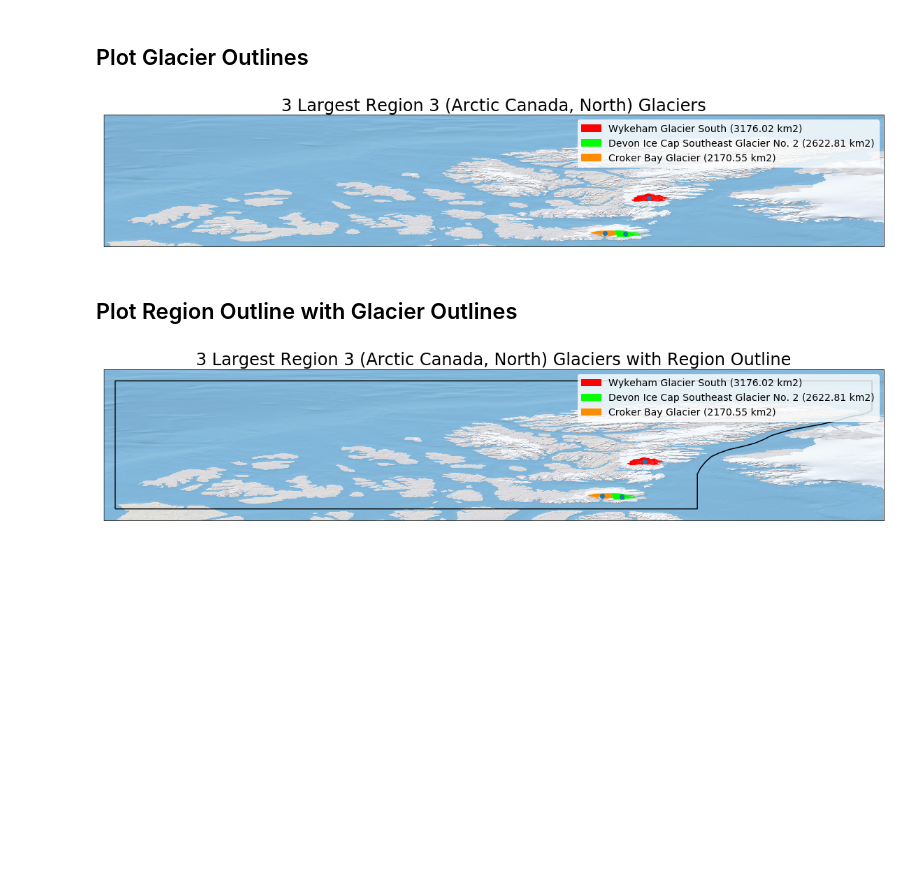
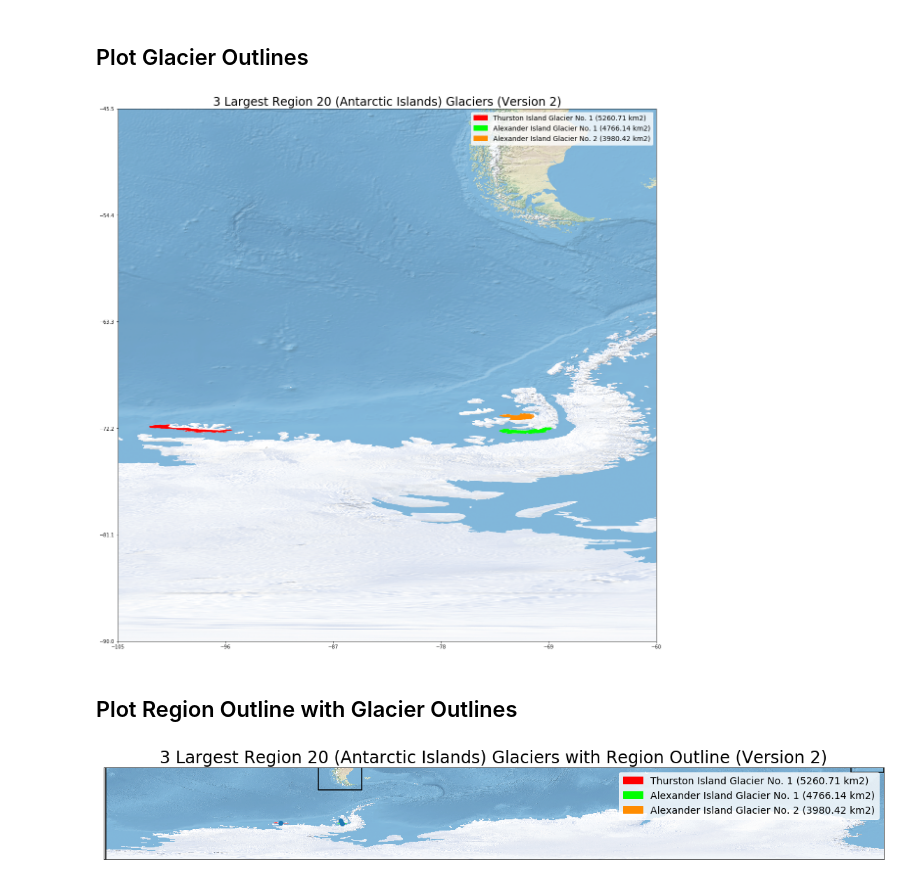
Before and after one commit to windnage/wgms-glacier-project, a Jupyter notebook: notebooks/9-view-final-data.ipynb, the cells around one changed output. Cells and saved outputs as stored; diff of their text form; code cells hidden in the pictures; blank space fills up the shorter version.

Commit message:
Updating notebooks for version 2

```diff
--- a/notebooks/9-view-final-data.ipynb
+++ b/notebooks/9-view-final-data.ipynb
@@ -30,13 +30,14 @@ if module_path not in sys.path:
 import scripts.wgms_scripts as ws
 # %%
 # Set region number, region name, and region index
-# Once these are set, this notebook should run automatically for the specified region
-region_number = 3
+# Once these are set, this notebook should run automatically for the specified region.
+# Note region 19 = Antarctic Mainland, 20 = Antarctic Islands
+region_number = 20
 region_name = ["Alaska", "Western Canada and USA", "Arctic Canada, North", "Arctic Canada, South", \
                "Greenland Periphery", "Iceland", "Svalbard and Jan Mayen", "Scandinavia", "Russian Arctic", \
-               "Asia, North", "Asia, North", "Central Europe", "Caucasus and Middle East", "Asia, Central", \
+               "Asia, North", "Central Europe", "Caucasus and Middle East", "Asia, Central", \
                "Asia, South West", "Asia, South East", "Low Latitudes", "Southern Andes", "New Zealand", \
-               "Antarctic and Subantarctic"]
+               "Antarctic Mainland", "Antarctic Islands"]
 
 # Set version number for the final data
 final_version = 2
@@ -56,8 +57,12 @@ with rio.open(ne_fp) as ne_src:
 glacier_regions_fp = "data/gtn-g-glacier-regions/cleaned/GTN-G_glacier_regions_201707_cleaned.shp"
 glacier_regions = gpd.read_file(glacier_regions_fp)
 
-# Extract Region outline
-region_outline = glacier_regions[region_number-1:region_number]
+# Extract Region outline. If region is 20 (Subanarctic Islands) need to subtract index by 2 so that we open Region 19
+# which includes these islands
+if region_number == 20:
+    region_outline = glacier_regions[region_number-2:region_number-1]
+else:
+    region_outline = glacier_regions[region_number-1:region_number]
 # %%
 # Plot region outline over the natural earth
 # Plot natural earth basemap
@@ -115,39 +135,68 @@ legend_labels = [final_glacier_data_df['glac_name'][0] + \
                  final_glacier_data_df['glac_name'][2] + \
                  ' (' + str(round(final_glacier_data_df['area_km2'][2], 2)) + ' km2)']
 legend_patches = [Patch(color=icolor, label=label)
                   for icolor, label in zip(legend_colors, legend_labels)]
 
 # Set up plot space
 fig, ax = plt.subplots(figsize=(20,20))
 minx, miny, maxx, maxy = region_outline.total_bounds
+# Zoom in
+zoom = 1
+if zoom == 1:
+    # Zoom exacty in on a particlar outline
+    #minx, miny, maxx, maxy = final_glacier_data_df.iloc[2:3].total_bounds
+
+    # manually set bounds
+    maxx = -60
+    minx = -105
+    #miny = -44
+    #maxy = -43
+    #minx = 170
+    #maxx = 171
 ax.set_xlim(minx, maxx)
 ax.set_ylim(miny, maxy)
 
 # Plot natural earth basemap
 ep.plot_rgb(ne_raster,
             rgb=[0, 1, 2],
             extent=ne_src_extent,
             ax=ax)
 
 # Plot 3 largest glaciers from glims dataframe
-final_glacier_data_df.iloc[0:1].plot(ax=ax, color='red')
-final_glacier_data_df.iloc[1:2].plot(ax=ax, color='lime')
-final_glacier_data_df.iloc[2:3].plot(ax=ax, color='darkorange')
-ax.set_title('3 Largest Region ' + str(region_number) + " (" + region_name[region_number-1] + ') Glaciers', fontsize=24)
+final_glacier_data_df.iloc[0:1].plot(ax=ax, color='red') #, linewidth=10)
+final_glacier_data_df.iloc[1:2].plot(ax=ax, color='lime') #, linewidth=10)
+final_glacier_data_df.iloc[2:3].plot(ax=ax, color='darkorange') #, linewidth=10)
+ax.set_title('3 Largest Region ' + str(region_number) + " (" + region_name[region_number-1] + ') Glaciers (Version ' + \
+             str(final_version) + ')', fontsize=24)
 
 # Plot the center points of the glacier complexes
-centroidseries_gl.plot(ax=ax)
+#centroidseries_gl.plot(ax=ax)
 
 # Plot legend
 ax.legend(handles=legend_patches,
          facecolor ="white",
          edgecolor = "white",
          fontsize = 14,
          bbox_to_anchor = (1.0,1.0))
+         #bbox_to_anchor = (1.0,0.4))
 
+showticks = 1
+if showticks == 1:
+    ax.set_axis_on()
+    # Create evenly spaced x-axis and y-axis tick marks
+    xtick1 = minx+((maxx-minx)/5*1)
+    xtick2 = minx+((maxx-minx)/5*2)
+    xtick3 = minx+((maxx-minx)/5*3)
+    xtick4 = minx+((maxx-minx)/5*4)
+    ytick1 = miny+((maxy-miny)/5*1)
+    ytick2 = miny+((maxy-miny)/5*2)
+    ytick3 = miny+((maxy-miny)/5*3)
+    ytick4 = miny+((maxy-miny)/5*4)
+    ax.set_xticks([minx, xtick1, xtick2, xtick3, xtick4, maxx])
+    ax.set_yticks([miny, ytick1, ytick2, ytick3, ytick4, maxy])
 plt.show()
 # %% [output]
-[figure, old version]
+[figure, new version]
 # %% [markdown]
 ## Plot Region Outline with Glacier Outlines
 # %%
@@ -206,7 +255,7 @@ final_glacier_data_df.iloc[0:1].plot(ax=ax, color='red')
 final_glacier_data_df.iloc[1:2].plot(ax=ax, color='lime')
 final_glacier_data_df.iloc[2:3].plot(ax=ax, color='darkorange')
 ax.set_title('3 Largest Region ' + str(region_number) + " (" + region_name[region_number-1] + \
-             ') Glaciers with Region Outline', fontsize=24)
+             ') Glaciers with Region Outline (Version ' + str(final_version) + ')', fontsize=24)
 
 # Plot the center points of the glacier complexes
 centroidseries_gl.plot(ax=ax)
@@ -220,7 +269,7 @@ ax.legend(handles=legend_patches,
 
 plt.show()
 # %% [output]
-[figure, old version]
+[figure, new version]
 # %%
 # Clean up unzipped files to save disk space
 filelist = glob.glob("data/final-dataset/version-" + str(final_version) + "/unzipped/*")
```
Also changed, not shown: parts of 3 cells of this notebook, 30 other files.
